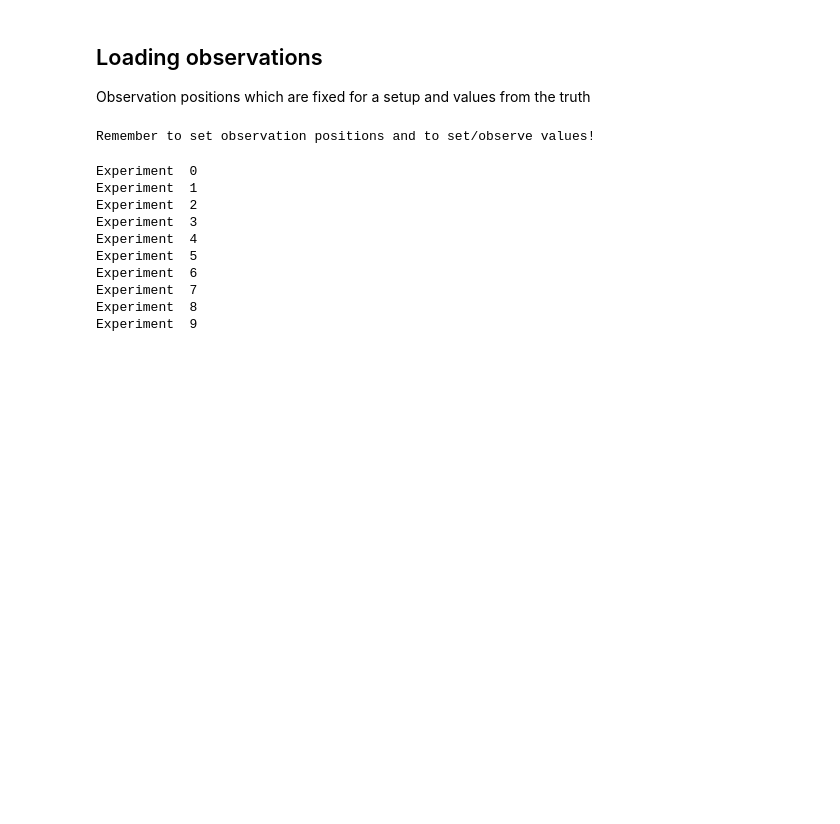
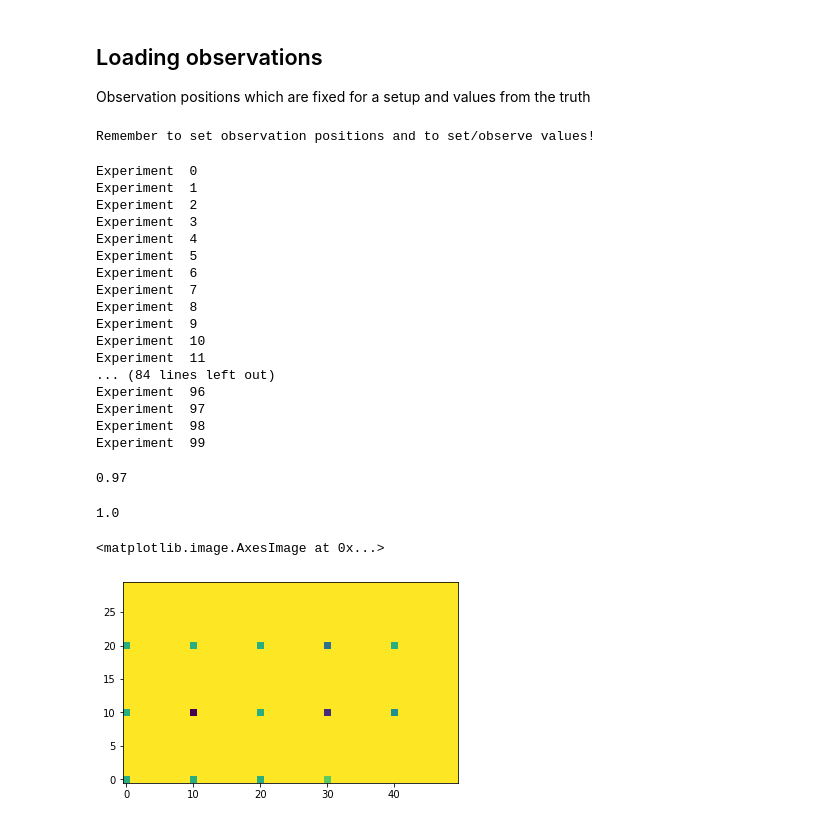
Before and after one commit to FlorianBeiser/advectionDiffusion, a Jupyter notebook: KFilteringAnalysis.ipynb, the cells around one changed output. Saved outputs shown, nothing was run; the diff lists cells and outputs as text; code cells hidden in the pictures; blank space fills up the shorter version.

Commit message:
coverages

```diff
--- a/KFilteringAnalysis.ipynb
+++ b/KFilteringAnalysis.ipynb
@@ -41,7 +41,7 @@ Remember to set observation positions and to set/observe values!
 import numpy as np
 import scipy.stats
 # %%
-trials = 10
+trials = 100
 
 truths = np.zeros((grid.N_x, trials))
 observations = np.zeros((observation.N_y, trials))
@@ -88,3 +88,43 @@ Experiment  6
 Experiment  7
 Experiment  8
 Experiment  9
+Experiment  10
+Experiment  11
+... (84 lines left out)
+Experiment  96
+Experiment  97
+Experiment  98
+Experiment  99
+# %%
+updated_coverage = np.zeros(trials)
+
+for s in range(trials):
+    if truths[0,s] < updated_means[0,s] + 1.96*updated_stddevs[0,s] and truths[0,s] > updated_means[0,s] - 1.96*updated_stddevs[0,s]:
+        updated_coverage[s] = 1
+# %%
+np.sum(updated_coverage)/trials
+# %% [output]
+0.97
+# %%
+forecasted_coverage = np.zeros(trials)
+
+for s in range(trials):
+    if truths[0,s] < forecasted_means[0,s] + 1.96*forecasted_stddevs[0,s] and truths[0,s] > forecasted_means[0,s] - 1.96*forecasted_stddevs[0,s]:
+        forecasted_coverage[s] = 1
+# %%
+np.sum(forecasted_coverage)/trials
+# %% [output]
+1.0
+# %%
+updated_coverages = np.zeros(grid.N_x)
+
+for s in range(trials):
+    for i in range(grid.N_x):
+        if truths[i,s] < updated_means[i,s] + 1.96*updated_stddevs[i,s] and truths[i,s] > updated_means[i,s] - 1.96*updated_stddevs[i,s]:
+            updated_coverages[i] = updated_coverages[i]+1/trials
+# %%
+from matplotlib import pyplot as plt
+plt.imshow(np.reshape(updated_coverages,(grid.ny, grid.nx)), origin="lower")
+# %% [output]
+<matplotlib.image.AxesImage at 0x...>
+[figure, added]
```
